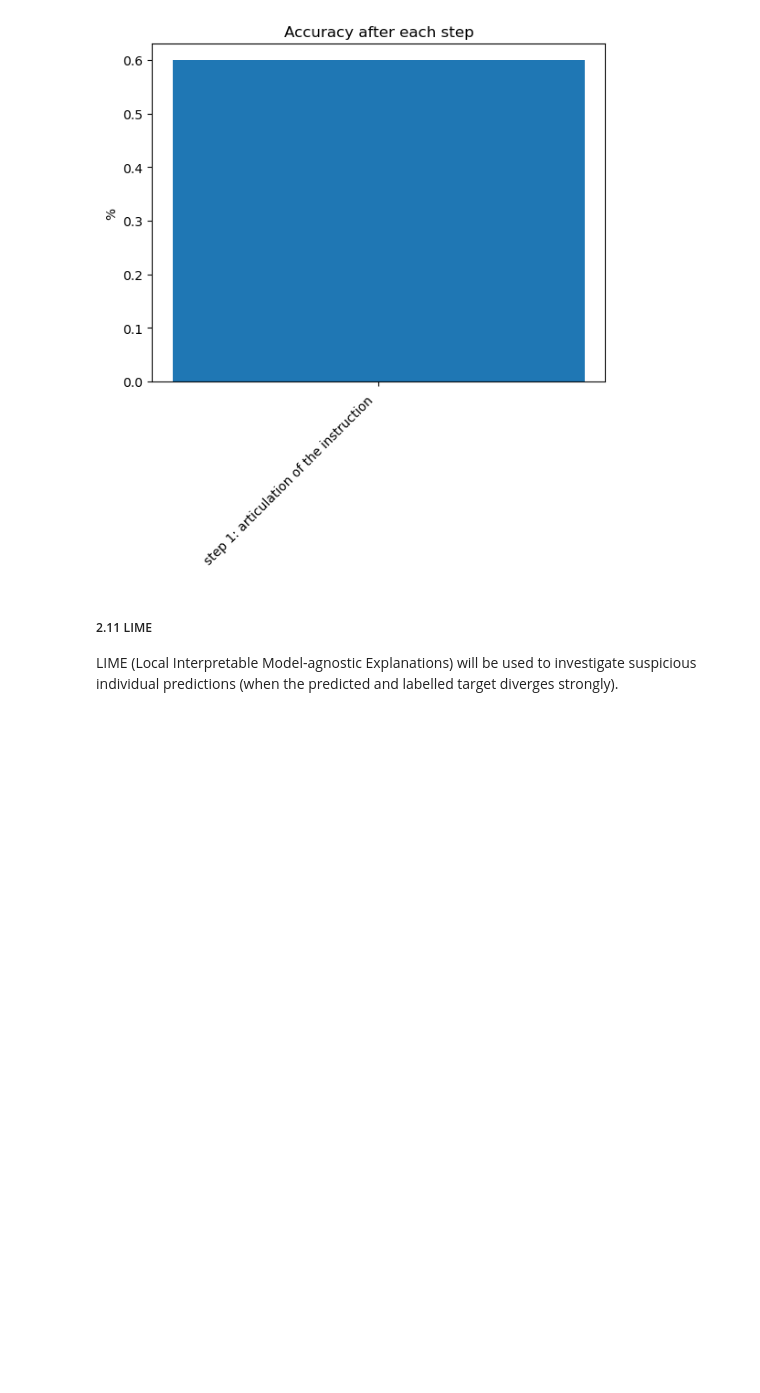
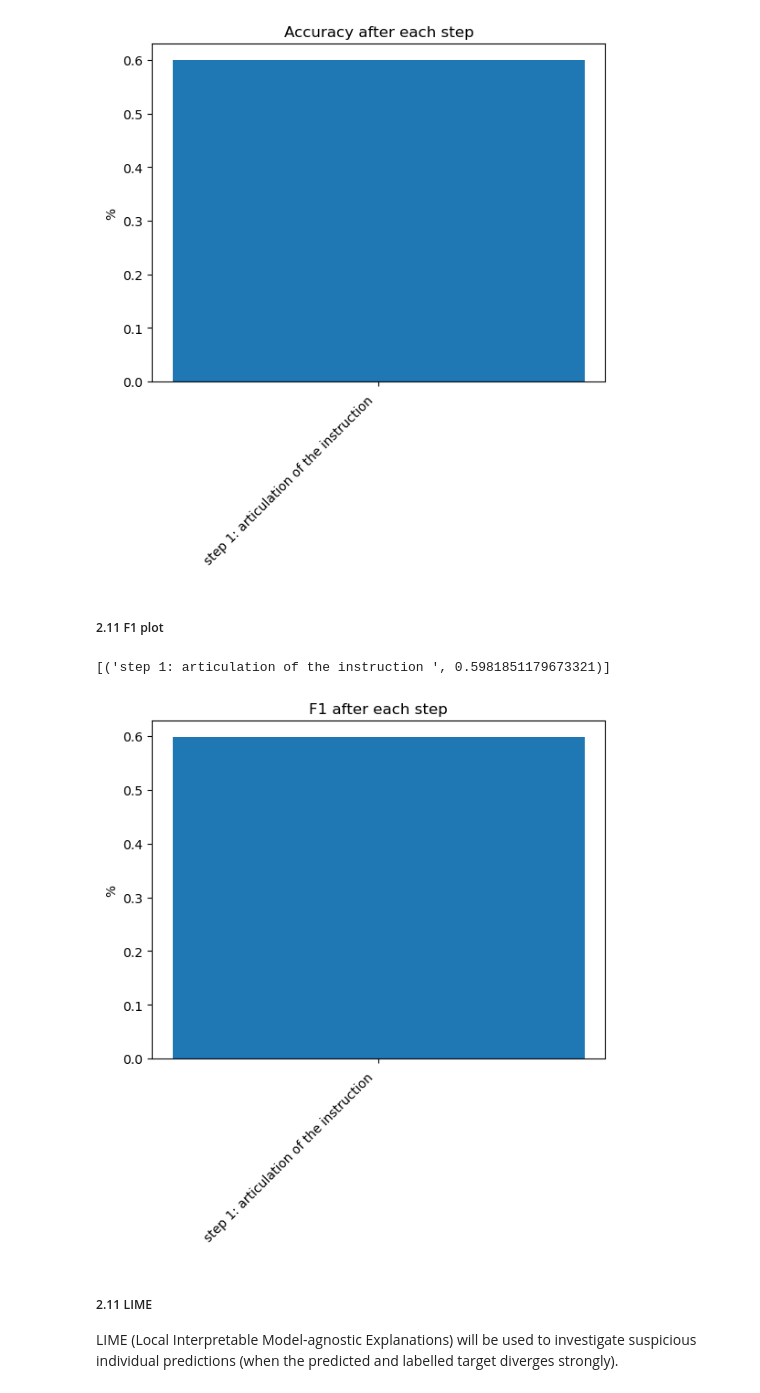
Before and after one commit to SergeGordts/ktai, a Jupyter notebook: Bert.ipynb, the cells around one changed output. Drawn from its saved outputs; the diff is of its cells as text; code cells hidden in the pictures; blank space fills up the shorter version.

Commit message:
F1 and accuracy score plots added

```diff
--- a/Bert.ipynb
+++ b/Bert.ipynb
@@ -437,12 +436,6 @@ Conclusion: A weakness of the model is exposed. This has to be further explored
 # %% [markdown]
 ##### 2.1.3 computing accuracy with the last prompt from this step (articulate the instruction & gradually reducing bias)
 # %%
-for index, row in grouped_df30.iterrows():
-        print("length text")
-        print(len(row['text']))
-        print(total_token_sentences(row['text']))
-        print("")
-
 # Computing the accuracy score during the prompt engineering process
 def compute_accuracy(df):
     total_correct = 0
@@ -467,9 +460,9 @@ def compute_accuracy(df):
     return accuracy
 
 # Compute accuracy score on the whole dataset
-accuracy_score = compute_accuracy(grouped_df25)
+accuracy_score_grouped_df25 = compute_accuracy(grouped_df25)
 
-key_value_accuracy_list.append(('step 1: articulation of the instruction ', accuracy_score))
+key_value_accuracy_list.append(('step 1: articulation of the instruction ', accuracy_score_grouped_df25))
 
-print("Accuracy Score:", accuracy_score)
+print("Accuracy Score:", accuracy_score_grouped_df25)
 # %% [output]
@@ -594,6 +650,25 @@ plt.show()
 # %% [output]
 [('step 1: articulation of the instruction ', 0.6)]
 [figure]
+# %% [markdown]
+##### 2.11 F1 plot
+# %%
+# Extract keys and values into separate lists
+print(key_value_f1_list)
+
+# Extracting keys and values
+keys = [item[0] for item in key_value_f1_list]
+values = [item[1] for item in key_value_f1_list]
+
+# Plotting
+plt.bar(keys, values)
+plt.ylabel('%')
+plt.title('F1 after each step')
+plt.xticks(rotation=45, ha='right')
+plt.show()
+# %% [output]
+[('step 1: articulation of the instruction ', 0.5981851179673321)]
+[figure, added]
 # %% [markdown]
 ##### 2.11 LIME
 LIME (Local Interpretable Model-agnostic Explanations) will be used to investigate suspicious individual predictions (when the predicted and labelled target diverges strongly).
```
Also changed, not shown: parts of 11 cells of this notebook.
